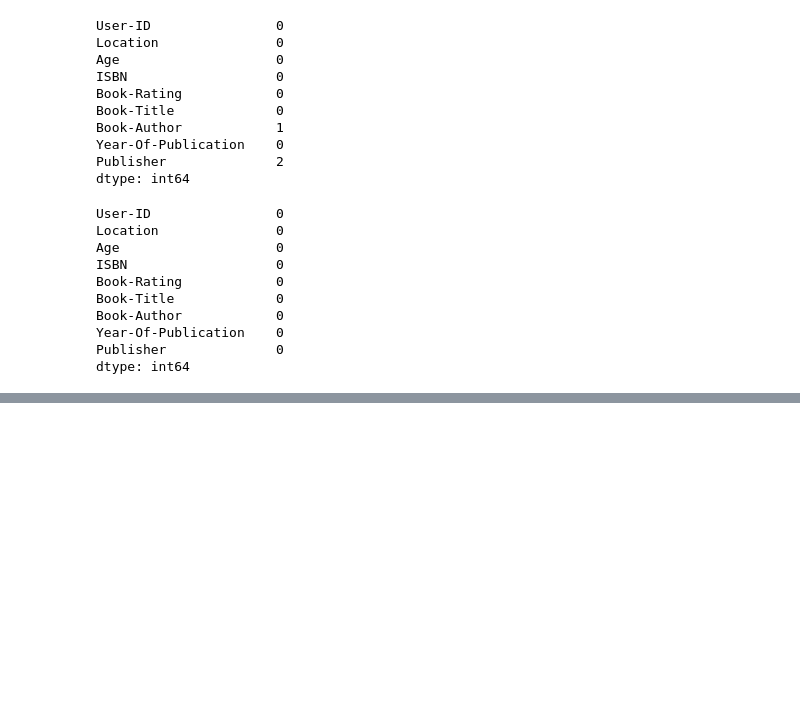
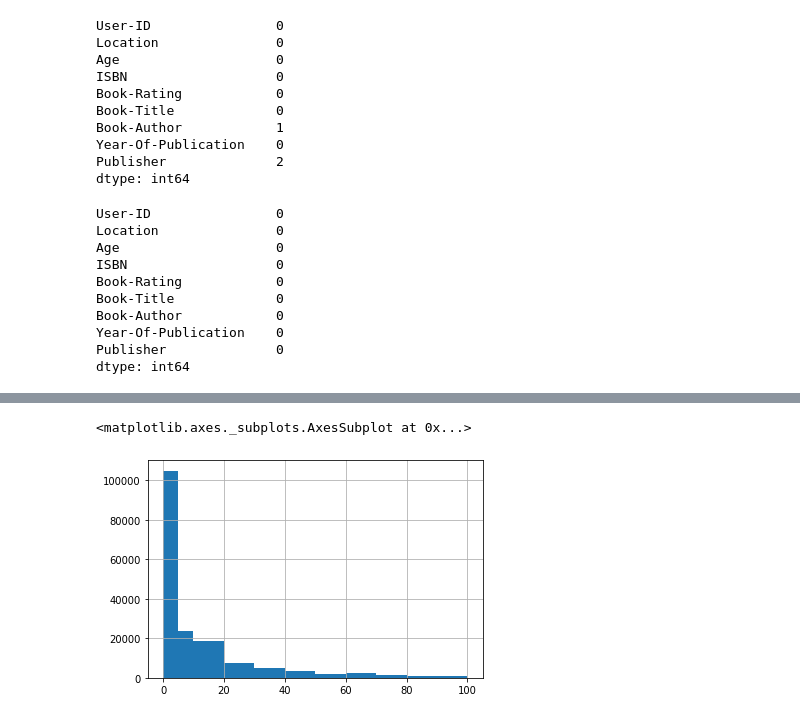
Before and after one commit to 20481A05F0/Book_Recommendation_System, a Jupyter notebook: Individual_Book_Recommendation_System.ipynb, the cells around one changed output, grey strips where cells are left out. Cells and saved outputs as stored; diff of their text form; code cells hidden in the pictures; blank space fills up the shorter version.

```diff
--- a/Individual_Book_Recommendation_System.ipynb
+++ b/Individual_Book_Recommendation_System.ipynb
@@ -435,0 +412,13 @@ df_new.drop(columns=['ISBN',	'Book-Author',	'Year-Of-Publication',	'Publisher','
+# %%
+# Calculating the rating count and mean rating given to each book by the user.
+
+rating_count = df1.groupby('Book-Title')['Book-Rating'].count().to_frame()
+rating_mean = df1.groupby('Book-Title')['Book-Rating'].mean().to_frame()
+# %%
+# Renaming the column names before merging them with the final dataset.
+
+rating_count.rename(columns={'Book-Rating':'Rating-Count'}, inplace=True)
+rating_mean.rename(columns={'Book-Rating':'Rating-Mean'}, inplace=True)
+# %%
+df1 = pd.merge(df1, rating_count, on='Book-Title', how='inner')
+df1 = pd.merge(df1, rating_mean, on='Book-Title', how='inner')
@@ -435,0 +434,9 @@ df_new.drop(columns=['ISBN',	'Book-Author',	'Year-Of-Publication',	'Publisher','
+# %%
+# rounding off the rating mean feature to 2 decimal points
+df1['Rating-Mean'] = df1['Rating-Mean'].round(2)
+# %%
+# Visualizing the rating counts of the users.
+df1['Rating-Count'].hist(bins=[0,5,10,20,30,40,50,60,70,80,90,100])
+# %% [output]
+<matplotlib.axes._subplots.AxesSubplot at 0x...>
+[figure, added]
```
Also changed, not shown: parts of 78 cells of this notebook.
